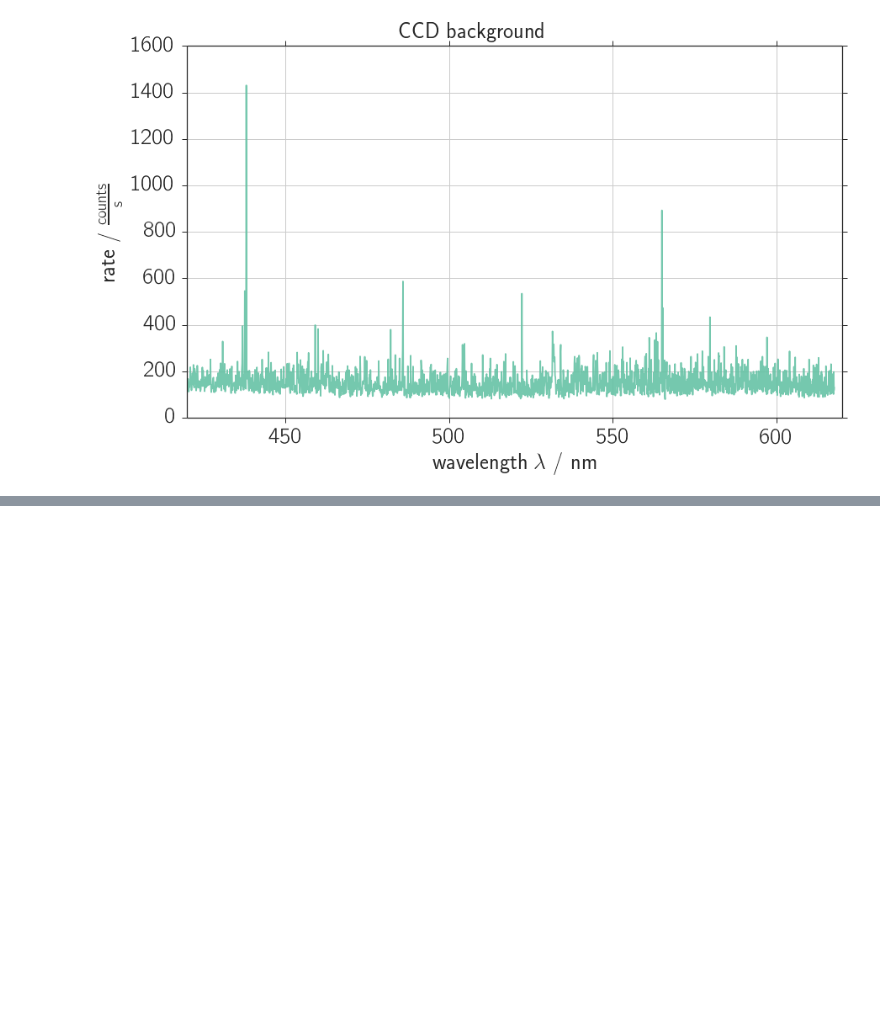
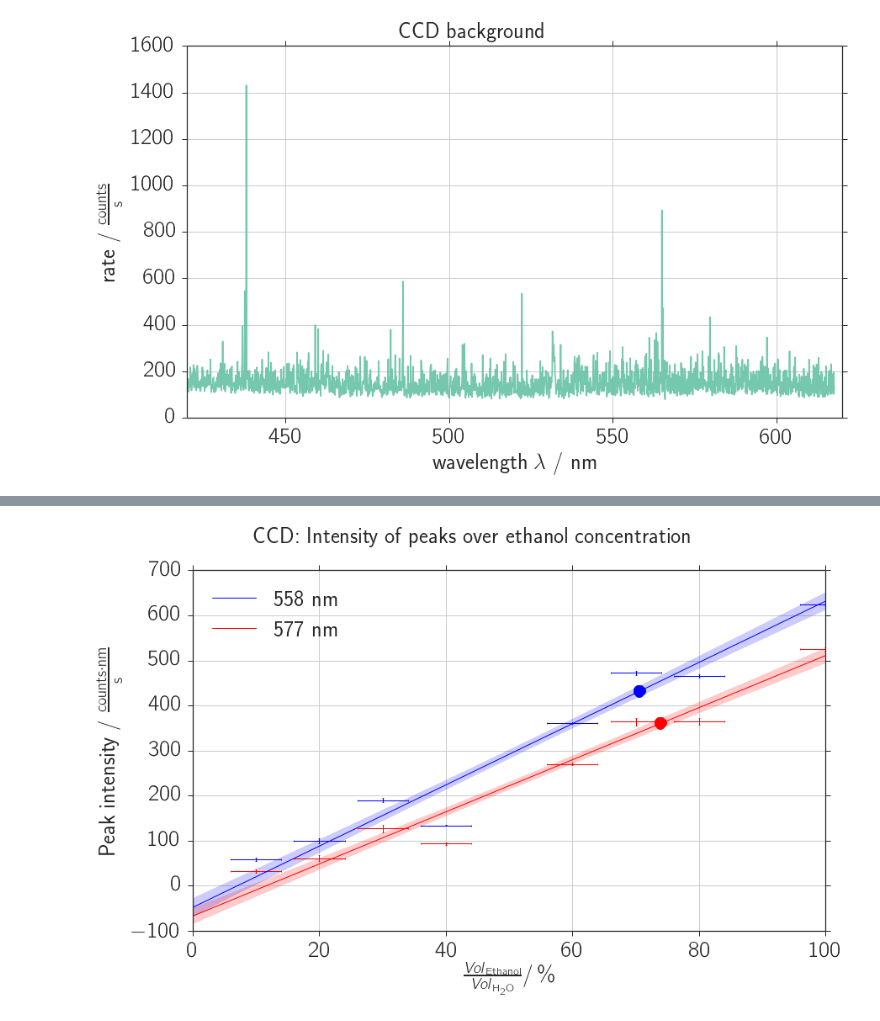
Before and after one commit to Bondzio/fp, a Jupyter notebook: raman/analysis/raman_ccd_ethanol.ipynb, the cells around one changed output, grey strips where cells are left out. Saved outputs shown, nothing was run; the diff lists cells and outputs as text; code cells hidden in the pictures; blank space fills up the shorter version.

Commit message:
ethanolgedudeldingsbums

```diff
--- a/raman/analysis/raman_ccd_ethanol.ipynb
+++ b/raman/analysis/raman_ccd_ethanol.ipynb
@@ -59,6 +59,7 @@ if not save_fig:
         npy_dir = "./npy/"
 
 xlim_global = (420, 620)
+colors = ['b', 'r', 'g', 'pink']
 # %%
 def breit_wigner(x, x0, gamma, amplitude, offset):
     """
@@ -139,6 +152,17 @@ def uc_str(c):
     else: # returns exp
         c_str = ('(%.1f \pm %.1f)\mathrm{e}%i')%(c_r * 10**(digit-1), s_c_r * 10**(digit-1), -(digit-1))
     return c_str
+# %%
+def t_avg(filename):
+    """
+    Get integration time and number of measurements
+    """
+    f = open("data/" + filename + ".txt", encoding='cp1252')
+    lines = f.readlines()
+    f.close()
+    t = np.float(lines[8].split(' ')[2]) * 1e-6 # measured time in sec
+    avg = np.float(lines[9].split(' ')[3]) # number of recording to take average from
+    return t, avg
 # %% [markdown]
 ## Background
 # %%
@@ -304,0 +315,69 @@ array([  4.31684540e-03,  -7.38506634e+00,   4.20517184e+03,
+# %%
+from scipy.odr import ODR, Model, Data, RealData
+
+def func(beta, x):
+    y = beta[0] + beta[1] * x
+    return y
+
+def linear(x, beta_0, beta_1):
+    return beta_0 + beta_1 * x
+
+
+# Plotting
+x_min, x_max = [0, 100]
+x_fit = np.linspace(x_min, x_max, 200)
+fig, ax = plt.subplots(1, 1)
+if not save_fig:
+    fig.suptitle('CCD: Intensity of peaks over ethanol concentration', y = 1.02)
+
+A_e = np.array(As[:-1]).T # entries of each peak put together
+peaks = ['558', '577']
+i_s = range(len(A_e))
+intersects = []
+
+for i, peak, A in zip(i_s, peaks, A_e):
+    y = un.nominal_values(A)
+    sy = un.std_devs(A)
+    x = np.array(concentration[:-1])
+    sx = 4
+
+    data = RealData(x, y, sx=sx, sy=sy)
+    model = Model(func)
+
+    odr = ODR(data, model, [6, 0])
+    odr.set_job(fit_type=0)
+    output = odr.run()
+
+    beta = uc.correlated_values(output.beta, output.cov_beta)
+    np.save(npy_dir + 'ccd_et_peak_' + peak, beta)
+
+    fit = linear(x_fit, *beta)
+
+    ax.fill_between(x_fit,
+            un.nominal_values(fit) + un.std_devs(fit),
+            un.nominal_values(fit) - un.std_devs(fit),
+            facecolor=colors[i], color=colors[i], alpha=0.2)
+    ax.plot(x_fit, un.nominal_values(fit), '-', c=colors[i], linewidth=1.0, label=peak + ' nm')
+    ax.errorbar(x, y, xerr=sx, yerr=sy, fmt=',', c=colors[i], elinewidth=1.0, capsize=1.2, capthick=0.8)
+
+    #Intersects
+    y0 = As[-1][i]
+    x0 = (y0 - beta[0]) / beta[1]
+    intersects.append(x0)
+    #ax.plot([x_min, x_max], [As[-1][i].n]*2, '--', c=colors[i])
+    ax.plot(x0.n, As[-1][i].n, 'o', c=colors[i], ms=15)
+
+ax.set_xlim(x_min, x_max)
+ax.set_xlabel("$\\frac{Vol_\mathrm{\,Ethanol}}{Vol_\mathrm{\,H_2O}} / \,\% $")
+ax.set_ylabel("Peak intensity / $\mathrm{\\frac{counts \cdot nm}{s}}$")
+ax.grid(True)
+ax.legend(loc='best')
+
+if show_fig:
+    fig.show()
+if save_fig:
+    file_name = "ccd_ethanol_intensity"
+    fig.savefig(fig_dir + file_name + ".pdf")
+    fig.savefig(fig_dir + file_name + ".png")
+# %% [output]
+[figure, added]
```
Also changed, not shown: parts of 9 cells of this notebook, 5 other files.
